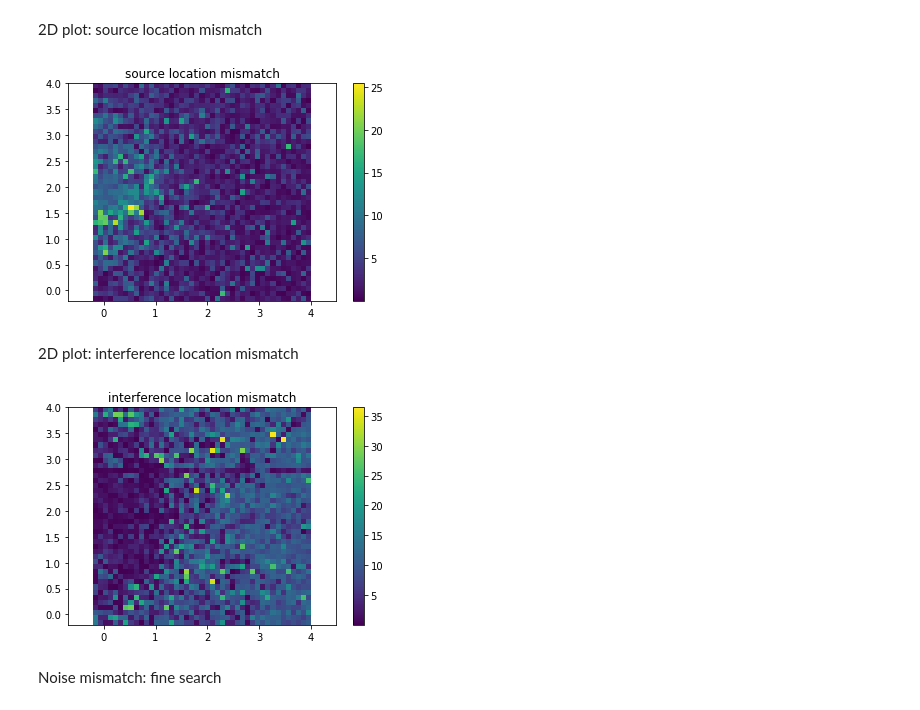
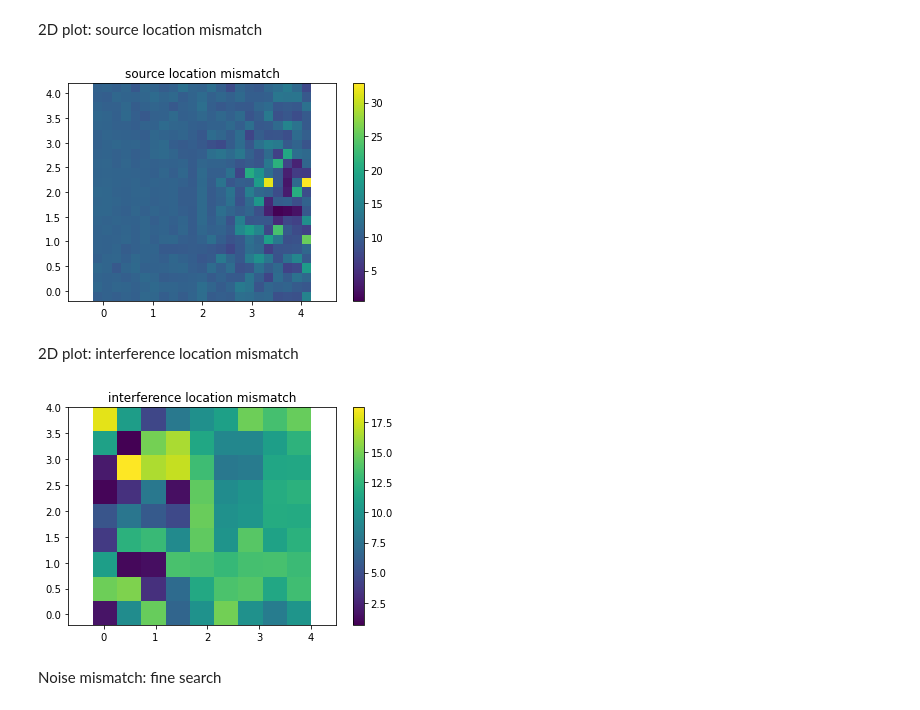
Before and after one commit to qffqqf/mvdr_beamformer, a Jupyter notebook: scanning_test.ipynb, the cells around one changed output. Saved outputs shown, nothing was run; the diff lists cells and outputs as text; code cells hidden in the pictures.

```diff
--- a/scanning_test.ipynb
+++ b/scanning_test.ipynb
@@ -9,14 +9,16 @@ from pylab import axis, imshow, colorbar, show, title, savefig
 
 # Parameters
 test_name = "scan"
-MIX_FILENAME = 'mix_mod.h5'
+MIX_FILENAME = 'mix_mod_2.h5'
 SIG_FILENAME = 'sig_mod.h5'
 IAN_FILENAME = 'noise_mod.h5'
 dir_path = './data'
 MIX_FILENAME = os.path.join(dir_path, MIX_FILENAME)
 SIG_FILENAME = os.path.join(dir_path, SIG_FILENAME)
 IAN_FILENAME = os.path.join(dir_path, IAN_FILENAME)
-INCREMENT = 0.1
+
+INCREMENT = 0.5
+isDiagonalLoading = False
 
 OUTPUT_FOLDER = f'test_{test_name}'
 if not os.path.exists(OUTPUT_FOLDER):
@@ -34,7 +36,7 @@ OUTPUT_FILENAME2 = os.path.join(OUTPUT_PATH, FILENAME2)
 OUTPUT_FILENAME3 = os.path.join(OUTPUT_PATH, FILENAME3)
 OUTPUT_FILENAME4 = os.path.join(OUTPUT_PATH, FILENAME4)
 
-mg = MicGeom(from_file='./array_geom/array_9.xml')
+mg = MicGeom(from_file='./array_geom/array_2.xml')
 number_of_mic = mg.mpos.shape[1]
 MIC_POS = []
 for i in np.arange(number_of_mic):
@@ -42,8 +44,8 @@ for i in np.arange(number_of_mic):
 
 LOOK_POS = [0,2,0.5]
 NOISE_POS = [4,2,0.5]
-NOISE_CH = 1
-SIG_CH = 7
+NOISE_CH = 0
+SIG_CH = 1
 SAMPLING_RATE = 51200
 FFT_LENGTH = 8192
 FFT_SHIFT = 2048
@@ -59,7 +61,7 @@ spatial_correlation_matrix = mvdr_beamformer.get_spatial_correlation_matrix(nois
 
 steering_vector = mvdr_beamformer.get_steering_vector_near_field(LOOK_POS)
 
-beamformer = mvdr_beamformer.get_mvdr_beamformer(steering_vector, spatial_correlation_matrix)
+beamformer = mvdr_beamformer.get_mvdr_beamformer(steering_vector, spatial_correlation_matrix, isDiagonalLoading)
 
 complex_spectrum = utils.get_spectrogram(multi_signal, FFT_LENGTH, FFT_SHIFT, FFT_LENGTH)
 
@@ -196,7 +198,7 @@ spatial_correlation_matrix = mvdr_beamformer.get_spatial_correlation_matrix(nois
 
 def getIndicator(look_pos):
     steering_vector = mvdr_beamformer.get_steering_vector_near_field(look_pos)
-    beamformer = mvdr_beamformer.get_mvdr_beamformer(steering_vector, spatial_correlation_matrix)
+    beamformer = mvdr_beamformer.get_mvdr_beamformer(steering_vector, spatial_correlation_matrix, isDiagonalLoading)
     enhanced_spectrum = mvdr_beamformer.apply_beamformer(beamformer, complex_spectrum)
     enhanced_audio = utils.spec2wav(enhanced_spectrum, SAMPLING_RATE, FFT_LENGTH, FFT_LENGTH, FFT_SHIFT)
     data = enhanced_audio / np.max(np.abs(enhanced_audio)) * 0.7
@@ -209,21 +211,23 @@ def getIndicator(look_pos):
     freqs = f[:int(len(data)/50)]
     mod_freq = 850
     ind_mod = (np.abs(freqs - mod_freq)).argmin()
-    # noise_freq = 400
-    # ind_mod_noise = (np.abs(freqs - noise_freq)).argmin()
+    noise_freq = 400
+    ind_mod_noise = (np.abs(freqs - noise_freq)).argmin()
     thres1 = signal.medfilt(ses, 255)
     thres2 = stats.median_abs_deviation(ses)
     thres3 = thres1 + 6 * thres2
     indi_temp = round(ses[ind_mod] / thres3.mean(), 2)
+    indi_temp2 = round(ses[ind_mod_noise] / thres3.mean(), 2)
+    indi_temp = indi_temp - indi_temp2
     # result = [look_pos[0], look_pos[1], indi_temp]
     return indi_temp
 
 """
 define grid
 """
-rg = RectGrid( x_min=-0.2, x_max=4,
-                        y_min=-0.2, y_max=4,
-                        z=0.5, increment=INCREMENT )
+rg = RectGrid( x_min=-0.2, x_max=4.2,
+                        y_min=-0.2, y_max=4.2,
+                        z=0.5, increment=0.2 )
 
 grid_points = int(np.sqrt(rg.gpos.shape[1]))
 
@@ -249,7 +253,7 @@ title('source location mismatch')
 savefig(f'./results/result_{test_name}_source.eps', format='eps')
 show()
 # %% [output]
-[figure, old version]
+[figure, new version]
 # %% [markdown]
 2D plot: interference location mismatch
 # %%
@@ -267,7 +271,7 @@ steering_vector = mvdr_beamformer.get_steering_vector_near_field(LOOK_POS)
 def getIndicator2(noise_pos):
     noise_signal = mvdr_beamformer.get_augmented_noise(noise_pos, multi_signal, NOISE_CH)
     spatial_correlation_matrix = mvdr_beamformer.get_spatial_correlation_matrix(noise_signal) # noise covariance matrix
-    beamformer = mvdr_beamformer.get_mvdr_beamformer(steering_vector, spatial_correlation_matrix)
+    beamformer = mvdr_beamformer.get_mvdr_beamformer(steering_vector, spatial_correlation_matrix, isDiagonalLoading)
     enhanced_spectrum = mvdr_beamformer.apply_beamformer(beamformer, complex_spectrum)
     enhanced_audio = utils.spec2wav(enhanced_spectrum, SAMPLING_RATE, FFT_LENGTH, FFT_LENGTH, FFT_SHIFT)
     data = enhanced_audio / np.max(np.abs(enhanced_audio)) * 0.7
@@ -293,34 +297,34 @@ def getIndicator2(noise_pos):
 define grid
 """
 rg = RectGrid( x_min=-0.2, x_max=4,
                         y_min=-0.2, y_max=4,
                         z=0.5, increment=INCREMENT )
 
 grid_points = int(np.sqrt(rg.gpos.shape[1]))
 
 myList = [rg.gpos[:,ind] for ind in np.arange(rg.gpos.shape[1])]
 
 num_cores = multiprocessing.cpu_count()
 inputs = tqdm(myList)
 
 processed_list = Parallel(n_jobs=num_cores)(delayed(getIndicator2)(i) for i in inputs)
 
 results = np.array(processed_list)
 
 """
 plot beamformer
 """
 
 Z_g = results.reshape(grid_points,grid_points)
 # imshow( Z_g.T, origin='lower', extent=rg.extend(), interpolation='bicubic')
 imshow( Z_g.T, origin='lower', extent=rg.extend())
 colorbar()
 axis('equal')
 title('interference location mismatch')
 savefig(f'./results/result_{test_name}_interference.eps', format='eps')
 show()
 # %% [output]
-[figure, old version]
+[figure, new version]
 # %% [markdown]
 Noise mismatch: fine search
 # %%
```
Also changed, not shown: parts of 2 cells of this notebook, 6 other files.
